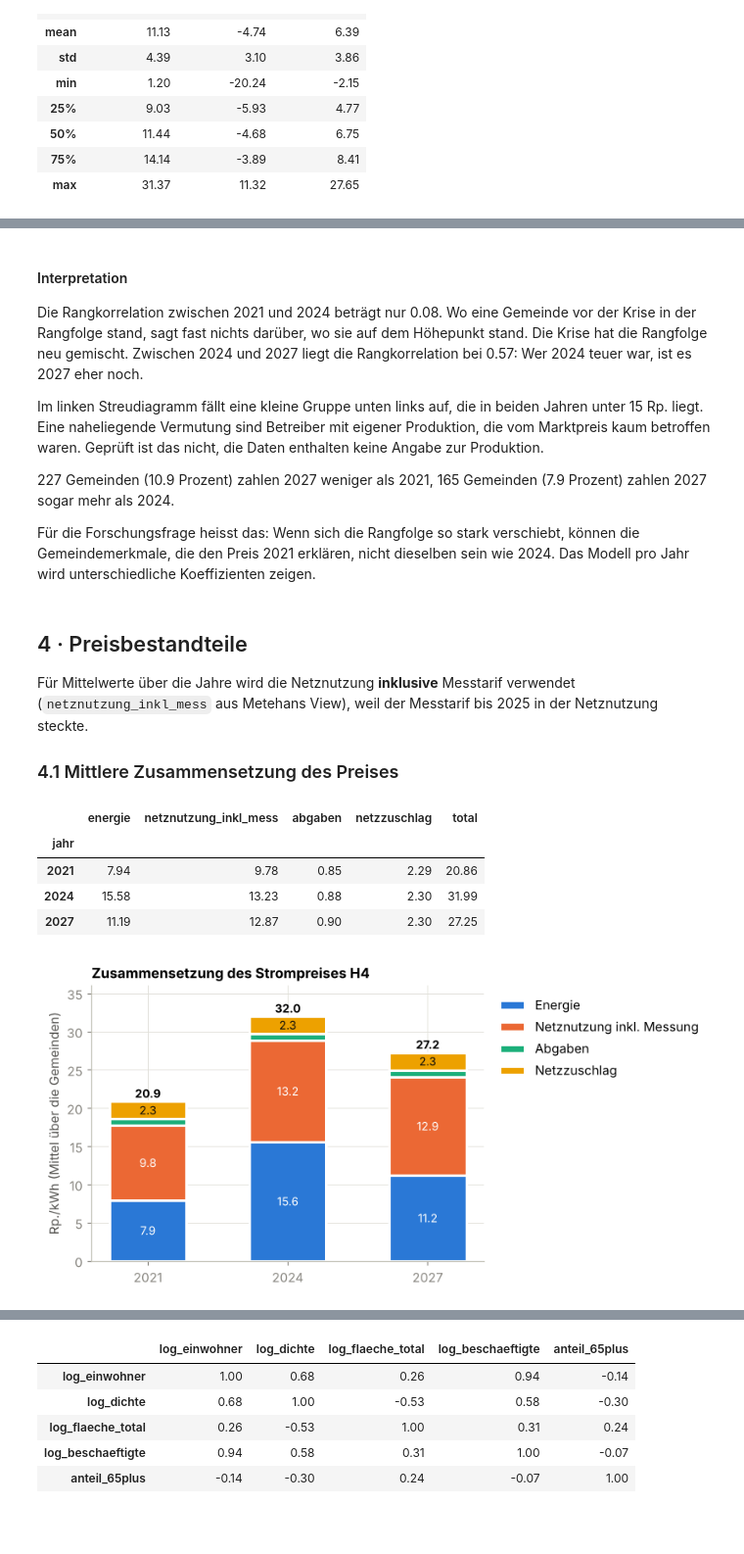
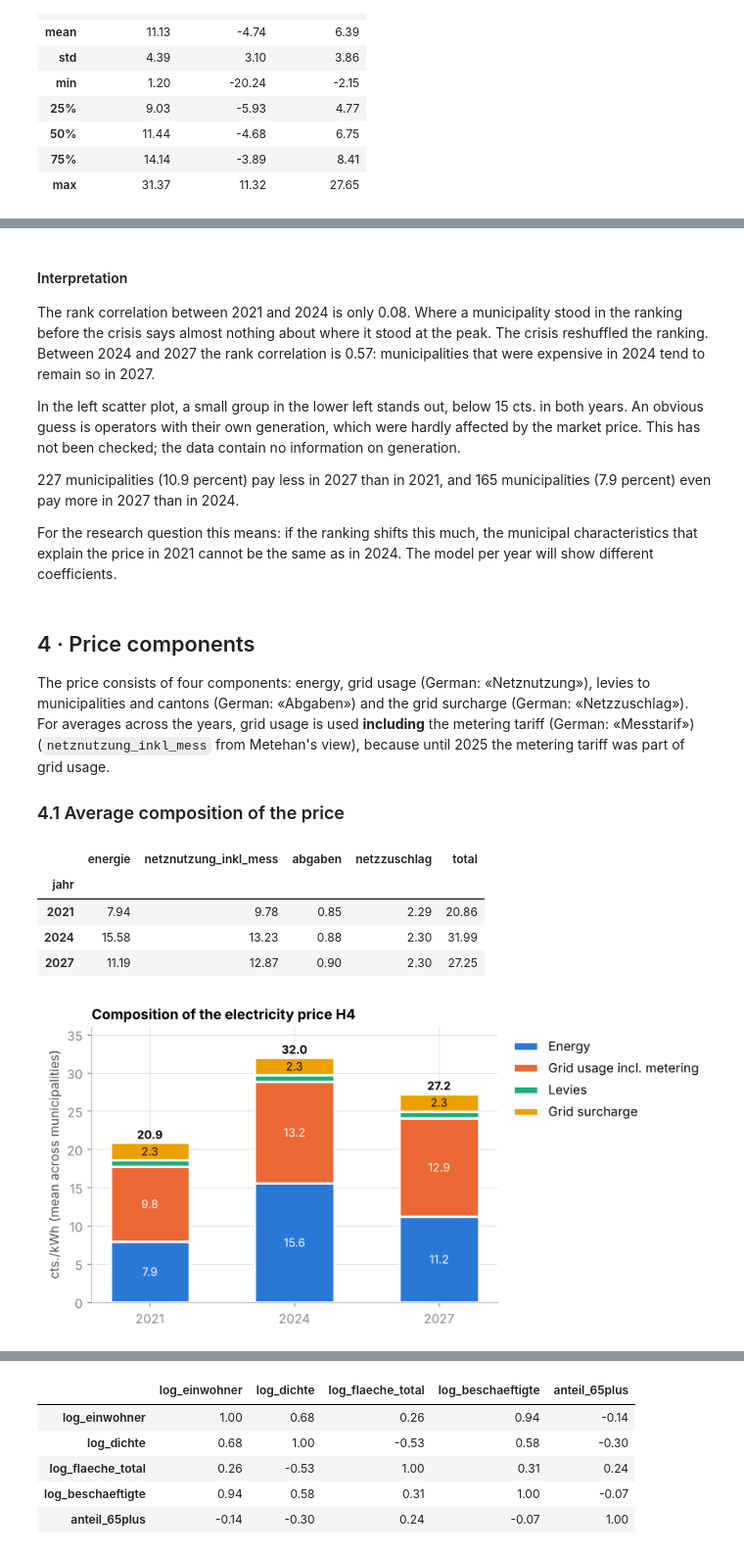
Before and after one commit to AltayMetehan/data-prices-electronic, a Jupyter notebook: scripts/03_analyse_subraj.ipynb, the cells around one changed output, grey strips where cells are left out. Shown at 98% size. Saved outputs shown, nothing was run; the diff lists cells and outputs as text; code cells hidden in the pictures; blank space fills up the shorter version.

```diff
--- a/scripts/03_analyse_subraj.ipynb
+++ b/scripts/03_analyse_subraj.ipynb
@@ -39,11 +39,11 @@ from scipy import stats
 
 
 def finde_wurzel(start: Path) -> Path:
-    # Klettert nach oben, bis daten/ und scripts/ nebeneinander liegen
+    # Climbs upwards until daten/ and scripts/ sit side by side
     for ordner in [start, *start.parents]:
         if (ordner / "daten").is_dir() and (ordner / "scripts").is_dir():
             return ordner
-    raise RuntimeError(f"Repo-Wurzel von {start} aus nicht gefunden")
+    raise RuntimeError(f"Repository root not found starting from {start}")
 
 
 WURZEL = finde_wurzel(Path.cwd().resolve())
@@ -51,10 +51,13 @@ DB = WURZEL / "sql" / "strompreise.db"
 VERBUNDEN = WURZEL / "daten" / "verbunden" / "strompreise_gemeinden.csv"
 JAHRE = [2021, 2024, 2027]
 
-# Farben: feste Reihenfolge, geprüft auf Farbfehlsichtigkeit
+# Colours: fixed order, checked for colour vision deficiency
 FARBE = {2021: "#2a78d6", 2024: "#eb6834", 2027: "#1baf7a"}
 REGION_FARBE = {"Deutsch": "#2a78d6", "Französisch": "#eb6834",
                 "Italienisch": "#1baf7a", "Rätoromanisch": "#eda100"}
+# The values of sprachregion are German words in the data; translated for display only (glossar.md, 0b)
+ANZEIGE_SPRACHE = {"Deutsch": "German", "Französisch": "French",
+                   "Italienisch": "Italian", "Rätoromanisch": "Romansh"}
 plt.rcParams.update({
     "figure.dpi": 110, "axes.spines.top": False, "axes.spines.right": False,
     "axes.edgecolor": "#c3c2b7", "axes.labelcolor": "#52514e", "xtick.color": "#898781",
@@ -67,26 +70,26 @@ pd.set_option("display.width", 140)
 con = sqlite3.connect(DB)
 
 df = pd.read_sql("SELECT * FROM v_analyse", con)
-bestandteile = pd.read_sql('''
+bestandteile = pd.read_sql("""
     SELECT p.*
     FROM v_preis_h4 p
-    JOIN v_analyse a ON a.gemeinde_nr = p.gemeinde_nr      -- nur die 2087 Gemeinden der Analyse
-''', con)
+    JOIN v_analyse a ON a.gemeinde_nr = p.gemeinde_nr      -- only the 2087 municipalities of the analysis
+""", con)
 
 zusatz = pd.read_csv(VERBUNDEN, usecols=["gemeinde_nr", "netzbetreiber_id", "netzbetreiber",
                                          "kanton", "kanton_nr", "sprachregion", "gemeindetyp_9",
                                          "anz_gemeinden_betreiber"])
 vorher = len(df)
 df = df.merge(zusatz, on="gemeinde_nr", how="left", validate="one_to_one")
-assert len(df) == vorher == 2087, "Zeilenzahl hat sich beim Verbinden verändert"
-assert df["kanton"].notna().all(), "Gemeinde ohne Kanton"
+assert len(df) == vorher == 2087, "Number of rows changed during the join"
+assert df["kanton"].notna().all(), "Municipality without canton"
 
-# Veränderungen in Rappen pro kWh
+# Changes in centimes per kWh
 df["anstieg_21_24"] = df["total_2024"] - df["total_2021"]
 df["anstieg_24_27"] = df["total_2027"] - df["total_2024"]
 df["anstieg_21_27"] = df["total_2027"] - df["total_2021"]
 
-print(f"{len(df)} Gemeinden, {df['netzbetreiber_id'].nunique()} Netzbetreiber, "
-      f"{df['kanton'].nunique()} Kantone")
-print(f"Bestandteile: {len(bestandteile)} Zeilen ({bestandteile['jahr'].value_counts().sort_index().to_dict()})")
+print(f"{len(df)} municipalities, {df['netzbetreiber_id'].nunique()} grid operators, "
+      f"{df['kanton'].nunique()} cantons")
+print(f"Components: {len(bestandteile)} rows ({bestandteile['jahr'].value_counts().sort_index().to_dict()})")
 # %% [output]
@@ -191,9 +194,9 @@ for ax, j in zip(achsen, JAHRE):
     ax.text(x.median() - 0.8, 455, f"Median {x.median():.1f}", fontsize=9,
             color="#0b0b0b", ha="right")
     ax.set_title(str(j))
-    ax.set_xlabel("Gesamtpreis H4 (Rp./kWh)")
-achsen[0].set_ylabel("Anzahl Gemeinden")
+    ax.set_xlabel("Total price H4 (cts./kWh)")
+achsen[0].set_ylabel("Number of municipalities")
 achsen[0].set_ylim(0, 480)
-fig.suptitle("Verteilung des Strompreises über die Gemeinden", x=0.01, ha="left", fontweight="bold")
+fig.suptitle("Distribution of the electricity price across municipalities", x=0.01, ha="left", fontweight="bold")
 fig.tight_layout()
 # %% [output]
@@ -278,23 +281,23 @@ fig.tight_layout()
 # %% [markdown]
 #### Interpretation
 
-Die Rangkorrelation zwischen 2021 und 2024 beträgt nur 0.08. Wo eine Gemeinde vor der Krise in der Rangfolge stand, sagt fast nichts darüber, wo sie auf dem Höhepunkt stand. Die Krise hat die Rangfolge neu gemischt. Zwischen 2024 und 2027 liegt die Rangkorrelation bei 0.57: Wer 2024 teuer war, ist es 2027 eher noch.
+The rank correlation between 2021 and 2024 is only 0.08. Where a municipality stood in the ranking before the crisis says almost nothing about where it stood at the peak. The crisis reshuffled the ranking. Between 2024 and 2027 the rank correlation is 0.57: municipalities that were expensive in 2024 tend to remain so in 2027.
 
-Im linken Streudiagramm fällt eine kleine Gruppe unten links auf, die in beiden Jahren unter 15 Rp. liegt. Eine naheliegende Vermutung sind Betreiber mit eigener Produktion, die vom Marktpreis kaum betroffen waren. Geprüft ist das nicht, die Daten enthalten keine Angabe zur Produktion.
+In the left scatter plot, a small group in the lower left stands out, below 15 cts. in both years. An obvious guess is operators with their own generation, which were hardly affected by the market price. This has not been checked; the data contain no information on generation.
 
-227 Gemeinden (10.9 Prozent) zahlen 2027 weniger als 2021, 165 Gemeinden (7.9 Prozent) zahlen 2027 sogar mehr als 2024.
+227 municipalities (10.9 percent) pay less in 2027 than in 2021, and 165 municipalities (7.9 percent) even pay more in 2027 than in 2024.
 
-Für die Forschungsfrage heisst das: Wenn sich die Rangfolge so stark verschiebt, können die Gemeindemerkmale, die den Preis 2021 erklären, nicht dieselben sein wie 2024. Das Modell pro Jahr wird unterschiedliche Koeffizienten zeigen.
+For the research question this means: if the ranking shifts this much, the municipal characteristics that explain the price in 2021 cannot be the same as in 2024. The model per year will show different coefficients.
 # %% [markdown]
-## 4 · Preisbestandteile
+## 4 · Price components
 
-Für Mittelwerte über die Jahre wird die Netznutzung **inklusive** Messtarif verwendet (`netznutzung_inkl_mess` aus Metehans View), weil der Messtarif bis 2025 in der Netznutzung steckte.
+The price consists of four components: energy, grid usage (German: «Netznutzung»), levies to municipalities and cantons (German: «Abgaben») and the grid surcharge (German: «Netzzuschlag»). For averages across the years, grid usage is used **including** the metering tariff (German: «Messtarif») (`netznutzung_inkl_mess` from Metehan's view), because until 2025 the metering tariff was part of grid usage.
 
-### 4.1 Mittlere Zusammensetzung des Preises
+### 4.1 Average composition of the price
 # %%
 TEILE = ["energie", "netznutzung_inkl_mess", "abgaben", "netzzuschlag"]
-NAMEN = {"energie": "Energie", "netznutzung_inkl_mess": "Netznutzung inkl. Messung",
-         "abgaben": "Abgaben", "netzzuschlag": "Netzzuschlag"}
+NAMEN = {"energie": "Energy", "netznutzung_inkl_mess": "Grid usage incl. metering",
+         "abgaben": "Levies", "netzzuschlag": "Grid surcharge"}
 mittel = bestandteile.groupby("jahr")[TEILE + ["total"]].mean().round(2)
 mittel
 # %% [output]
@@ -306,23 +309,23 @@ mittel
 # %%
 fig, ax = plt.subplots(figsize=(7.5, 3.8))
 farben_teile = ["#2a78d6", "#eb6834", "#1baf7a", "#eda100"]
 unten = np.zeros(len(JAHRE))
 for teil, farbe in zip(TEILE, farben_teile):
     werte = mittel.loc[JAHRE, teil].values
     ax.bar([str(j) for j in JAHRE], werte, bottom=unten, color=farbe, width=0.55,
            edgecolor="white", linewidth=2, label=NAMEN[teil])
     for i, (w, u) in enumerate(zip(werte, unten)):
         if w > 1.5:
             ax.text(i, u + w / 2, f"{w:.1f}", ha="center", va="center", fontsize=9,
                     color="#0b0b0b" if farbe == "#eda100" else "white")
     unten += werte
 for i, t in enumerate(mittel.loc[JAHRE, "total"]):
     ax.text(i, t + 0.5, f"{t:.1f}", ha="center", fontsize=9, fontweight="bold")
-ax.set_ylabel("Rp./kWh (Mittel über die Gemeinden)")
-ax.set_title("Zusammensetzung des Strompreises H4", loc="left")
+ax.set_ylabel("cts./kWh (mean across municipalities)")
+ax.set_title("Composition of the electricity price H4", loc="left")
 ax.legend(frameon=False, bbox_to_anchor=(1.01, 1), loc="upper left")
 ax.set_ylim(0, 36)
 fig.tight_layout()
 # %% [output]
-[figure, old version]
+[figure, new version]
 # %% [markdown]
```
Also changed, not shown: parts of 58 cells of this notebook, 1 other file.
